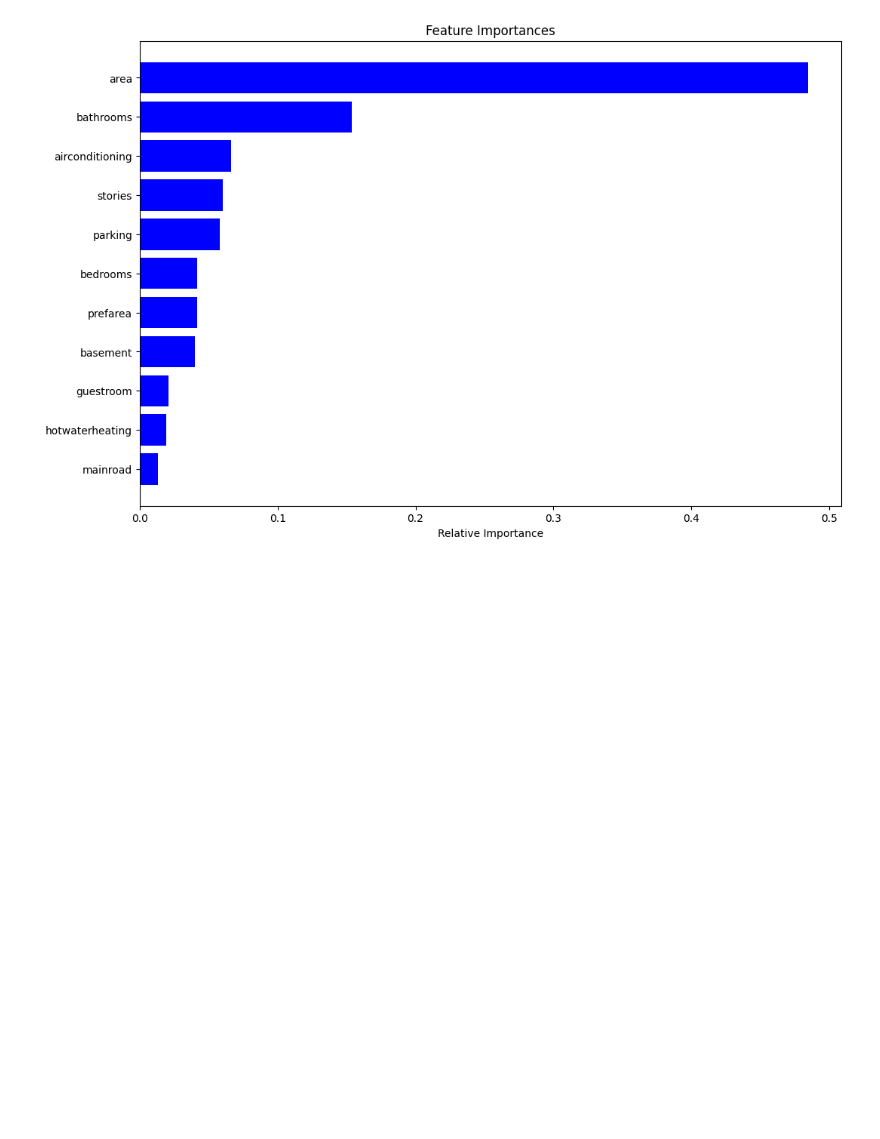
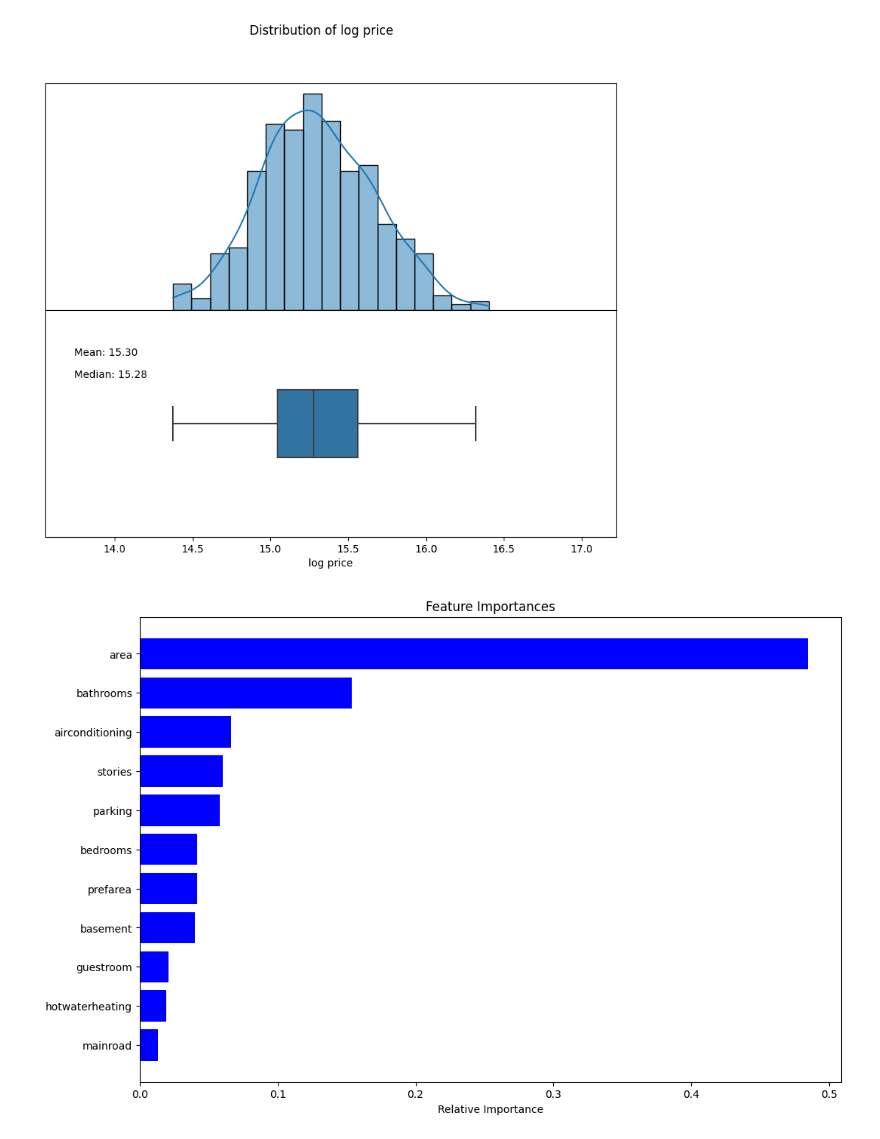
Before and after one commit to aaron117511/CSCI4502, a Jupyter notebook: DataPreprocessing.ipynb, the cells around one changed output. Saved outputs shown, nothing was run; the diff lists cells and outputs as text; code cells hidden in the pictures; blank space fills up the shorter version.

```diff
--- a/DataPreprocessing.ipynb
+++ b/DataPreprocessing.ipynb
@@ -71,3 +121,7 @@ average house: 4721440.51948052
+# %%
+plot_distribution(numericData_clean, 'price')
+# %% [output]
+[figure, added]
 # %%
 train1=numericData_clean.sample(frac=0.9,random_state=90)
 test1=numericData_clean.drop(train1.index)
```
Also changed, not shown: parts of 9 cells of this notebook.
